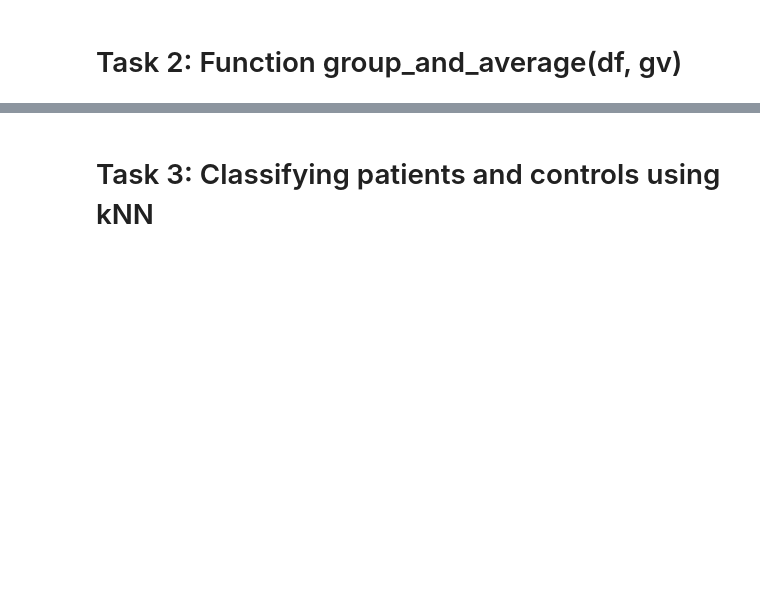
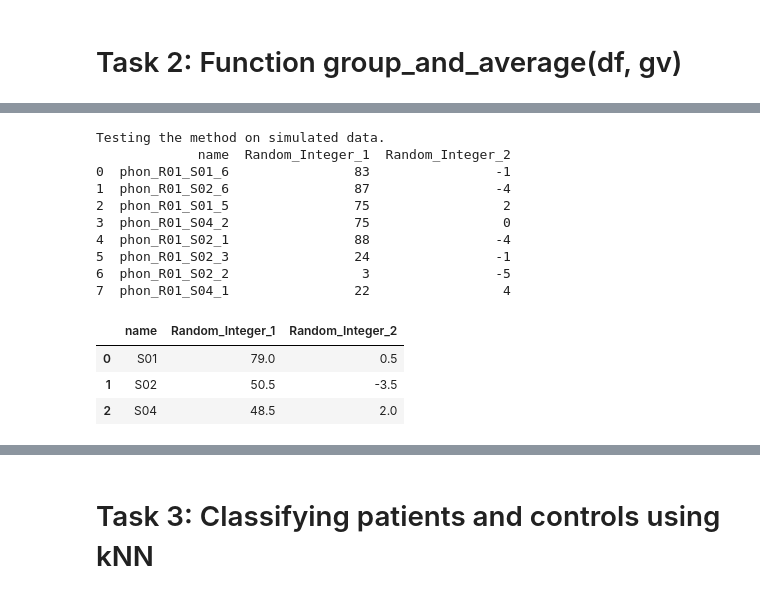
Before and after one commit to dparedga/SP_LAB, a Jupyter notebook: Collaborator_3.ipynb, the cells around one changed output, grey strips where cells are left out. Saved outputs shown, nothing was run; the diff lists cells and outputs as text; code cells hidden in the pictures; blank space fills up the shorter version.

```diff
--- a/Collaborator_3.ipynb
+++ b/Collaborator_3.ipynb
@@ -234,0 +278,66 @@ The above clustered heatmap reveals that a small number of variables are highly
+# %%
+def group_and_average(df, gv):
+    """
+    This function averages all variables on a given dataframe by aggregating them according to the variable gv.
+    The function returns the averaged and aggregated dataframe.
+    Note that if we are using 'name' as the variable, the raw data will have this encoded in the format of:
+    > phon_R01_S50_4
+    since the subject id is located in the second last location, this method will automatically use this to group.
+
+    Inputs:
+    - df: a dataframe
+    - gv: the name of the grouping variable
+    Outputs:
+    - av_df: averaged df
+    """
+    df = df.copy()
+    if gv == 'name':
+        df['name'] = df['name'].str.split('_').str[2]
+    try:
+        av_df = df.groupby(by=gv).mean().reset_index()
+        return av_df
+    except TypeError:
+        print('A TypeError occurred during grouping, probably due to the categorical variable. Converting to cat code.')
+        for col in df.columns:
+            if pd.api.types.is_categorical_dtype(df[col]):
+                df[col] = df[col].astype('category').cat.codes
+        av_df = df.groupby(by=gv).mean().reset_index()
+        return av_df
+
+
+def test_ga():
+    """
+    We will use this function to test the group_and_average() function on some small random data.
+    """
+    print('Testing the method on simulated data.')
+    np.random.seed(42)
+    num_rows = 8
+    ids = np.random.choice(['phon_R01_S01_5','phon_R01_S01_6','phon_R01_S02_1','phon_R01_S02_2',
+                            'phon_R01_S02_3','phon_R01_S02_6','phon_R01_S04_1','phon_R01_S04_2',],
+                            size=num_rows, replace=False)
+    # Generate random integers
+    random_integers_1 = np.random.randint(1, 100, size=num_rows)
+    random_integers_2 = np.random.randint(-5, 5, size=num_rows)
+    # Create the DataFrame
+    df = pd.DataFrame({'name': ids, 'Random_Integer_1': random_integers_1, 'Random_Integer_2': random_integers_2})
+    # Display the DataFrame
+    print(df)
+    df_averaged = group_and_average(df, 'name')
+    return df_averaged
+
+test_ga()
+# %% [output]
+Testing the method on simulated data.
+             name  Random_Integer_1  Random_Integer_2
+0  phon_R01_S01_6                83                -1
+1  phon_R01_S02_6                87                -4
+2  phon_R01_S01_5                75                 2
+3  phon_R01_S04_2                75                 0
+4  phon_R01_S02_1                88                -4
+5  phon_R01_S02_3                24                -1
+6  phon_R01_S02_2                 3                -5
+7  phon_R01_S04_1                22                 4
+|  | name | Random_Integer_1 | Random_Integer_2 |
+| 0 | S01 | 79.0 | 0.5 |
+| 1 | S02 | 50.5 | -3.5 |
+| 2 | S04 | 48.5 | 2.0 |
```
Also changed, not shown: parts of 4 cells of this notebook.
